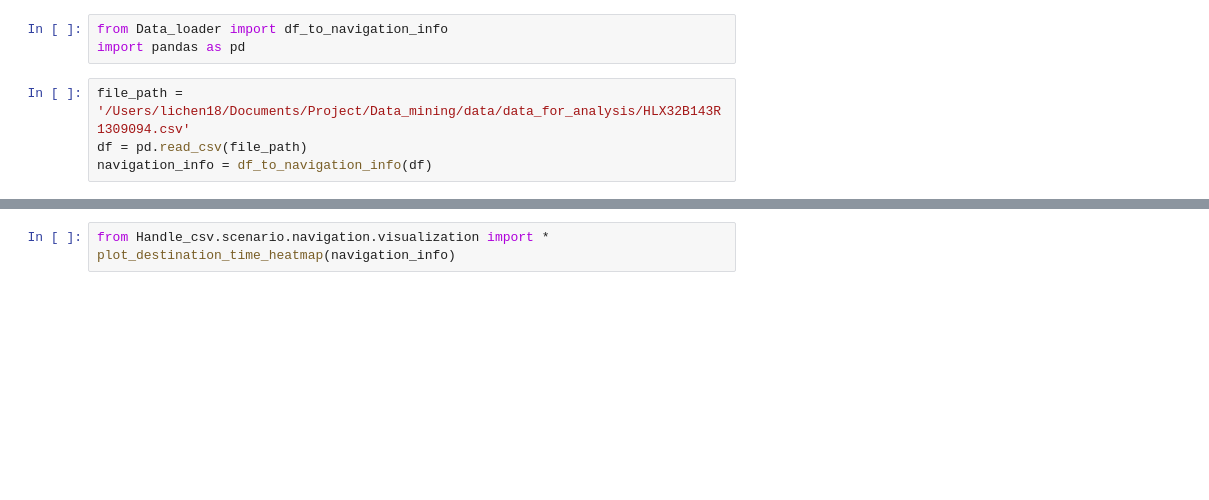
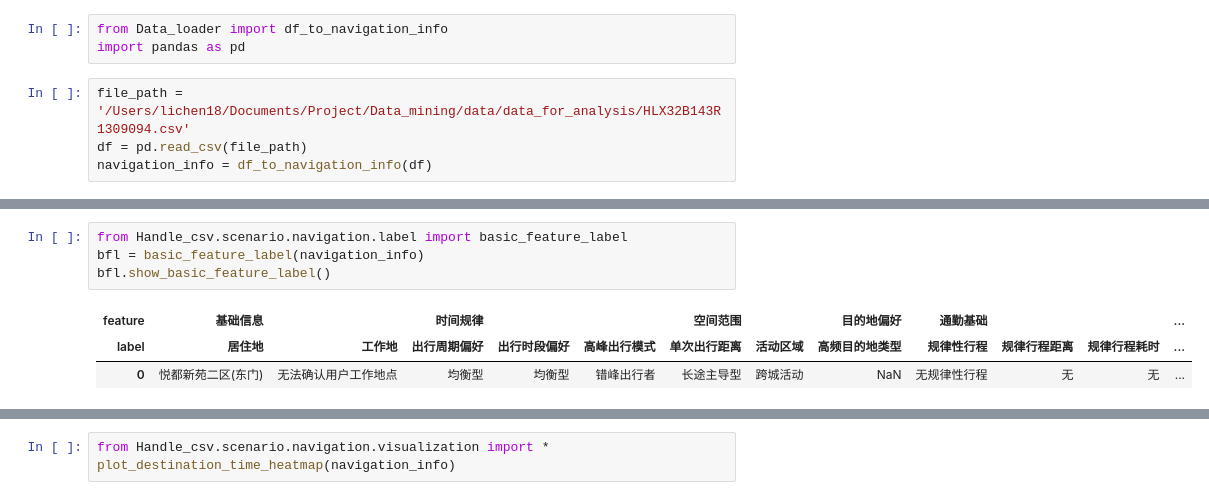
Before and after one commit to 123lichen114/Demo_v2.0, a Jupyter notebook: main_test.ipynb, the cells around one changed output, grey strips where cells are left out. Cells and saved outputs as stored; diff of their text form; blank space fills up the shorter version.

```diff
--- a/main_test.ipynb
+++ b/main_test.ipynb
@@ -27,0 +28,8 @@ navigation_info
+# %%
+from Handle_csv.scenario.navigation.label import basic_feature_label
+bfl = basic_feature_label(navigation_info)
+bfl.show_basic_feature_label()
+# %% [output]
+| feature | 基础信息 |  | 时间规律 |  |  | 空间范围 |  | 目的地偏好 | 通勤基础 |  |  | ... |
+| label | 居住地 | 工作地 | 出行周期偏好 | 出行时段偏好 | 高峰出行模式 | 单次出行距离 | 活动区域 | 高频目的地类型 | 规律性行程 | 规律行程距离 | 规律行程耗时 | ... |
+| 0 | 悦都新苑二区(东门) | 无法确认用户工作地点 | 均衡型 | 均衡型 | 错峰出行者 | 长途主导型 | 跨城活动 | NaN | 无规律性行程 | 无 | 无 | ... |
```
Also changed, not shown: parts of 4 cells of this notebook, 14 other files.
